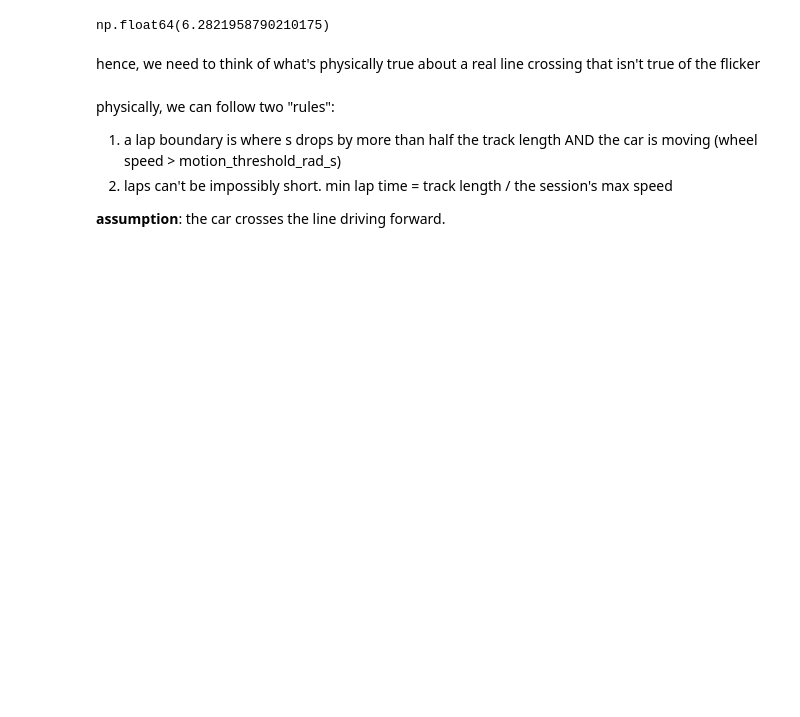
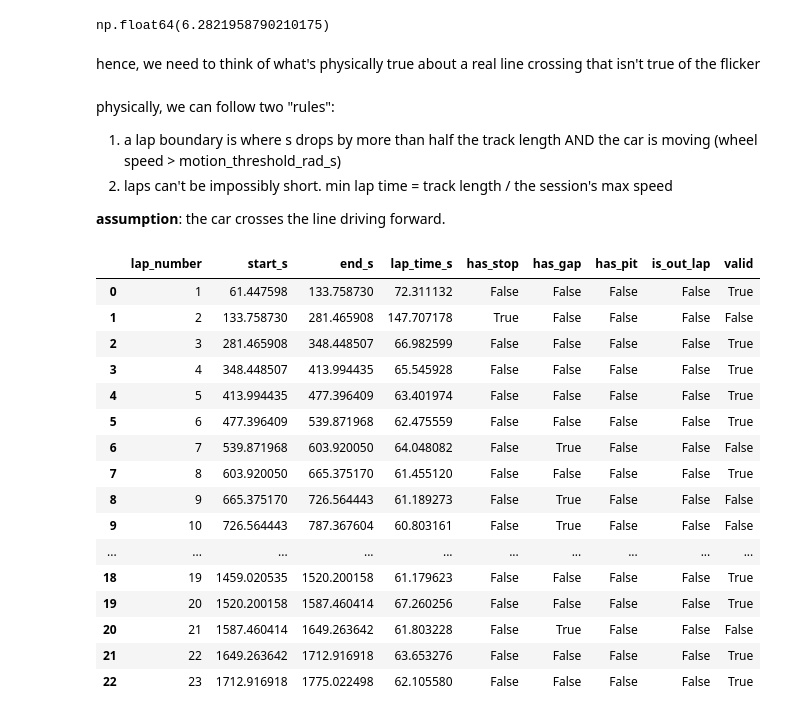
Before and after one commit to manelbenabid/recruiting-sw-telemetry, a Jupyter notebook: notebooks/05_laps.ipynb, the cells around one changed output. Saved outputs shown, nothing was run; the diff lists cells and outputs as text; code cells hidden in the pictures; blank space fills up the shorter version.

Commit message:
lap time analysis

```diff
--- a/notebooks/05_laps.ipynb
+++ b/notebooks/05_laps.ipynb
@@ -56,3 +56,24 @@ physically, we can follow two "rules":
 2. laps can't be impossibly short. min lap time = track length / the session's max speed
 
 **assumption**: the car crosses the line driving forward.
+# %%
+from src.utils import find_laps
+find_laps()
+# %% [output]
+|  | lap_number | start_s | end_s | lap_time_s | has_stop | has_gap | has_pit | is_out_lap | valid |
+| 0 | 1 | 61.447598 | 133.758730 | 72.311132 | False | False | False | False | True |
+| 1 | 2 | 133.758730 | 281.465908 | 147.707178 | True | False | False | False | False |
+| 2 | 3 | 281.465908 | 348.448507 | 66.982599 | False | False | False | False | True |
+| 3 | 4 | 348.448507 | 413.994435 | 65.545928 | False | False | False | False | True |
+| 4 | 5 | 413.994435 | 477.396409 | 63.401974 | False | False | False | False | True |
+| 5 | 6 | 477.396409 | 539.871968 | 62.475559 | False | False | False | False | True |
+| 6 | 7 | 539.871968 | 603.920050 | 64.048082 | False | True | False | False | False |
+| 7 | 8 | 603.920050 | 665.375170 | 61.455120 | False | False | False | False | True |
+| 8 | 9 | 665.375170 | 726.564443 | 61.189273 | False | True | False | False | False |
+| 9 | 10 | 726.564443 | 787.367604 | 60.803161 | False | True | False | False | False |
+| ... | ... | ... | ... | ... | ... | ... | ... | ... | ... |
+| 18 | 19 | 1459.020535 | 1520.200158 | 61.179623 | False | False | False | False | True |
+| 19 | 20 | 1520.200158 | 1587.460414 | 67.260256 | False | False | False | False | True |
+| 20 | 21 | 1587.460414 | 1649.263642 | 61.803228 | False | True | False | False | False |
+| 21 | 22 | 1649.263642 | 1712.916918 | 63.653276 | False | False | False | False | True |
+| 22 | 23 | 1712.916918 | 1775.022498 | 62.105580 | False | False | False | False | True |
```
Also changed, not shown: parts of 1 cell of this notebook.
